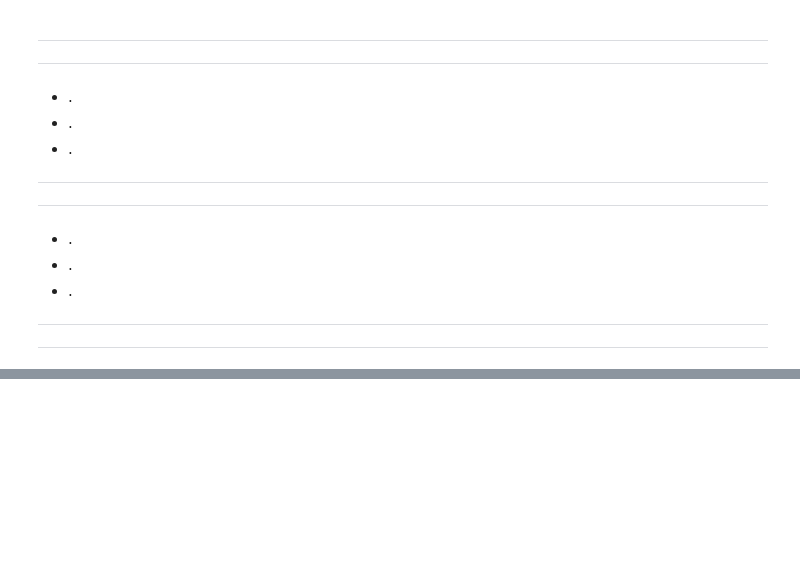
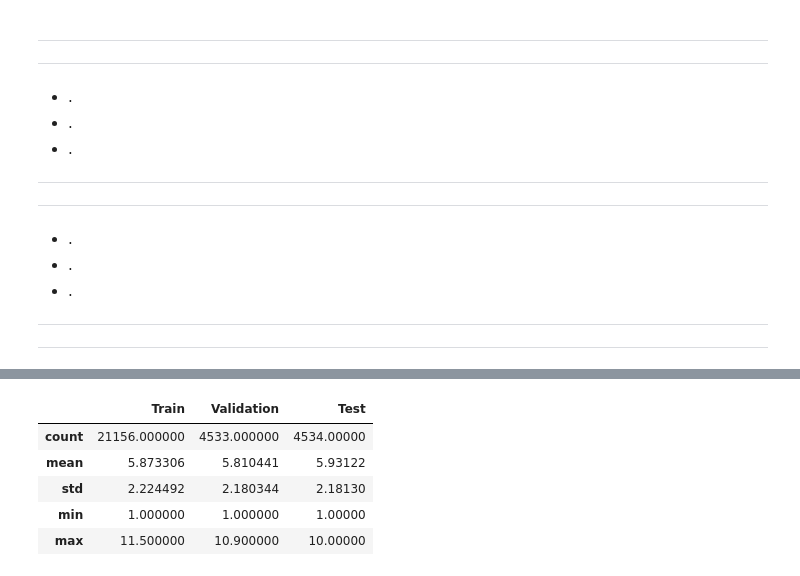
Before and after one commit to Spidermeoz/house-price-predict, a Jupyter notebook: notebooks/01_eda_preprocessing.ipynb, the cells around one changed output, grey strips where cells are left out. Cells and saved outputs as stored; diff of their text form; code cells hidden in the pictures; blank space fills up the shorter version.

Commit message:
Done: Data Splitting + Quality Validation trong PREPROCESSING_CHECKLIST + Done: preprocessing_report.md

```diff
--- a/notebooks/01_eda_preprocessing.ipynb
+++ b/notebooks/01_eda_preprocessing.ipynb
@@ -1387,0 +1406,8 @@ Toàn bộ bước Encoding & Scaling đã được hoàn thành chính xác:
+# %%
+import numpy as np
+import pandas as pd
+
+X = np.load("../data/processed/X_preprocessed.npy")
+y = pd.read_csv("../data/processed/y.csv")["price"]  # convert Series
+
+X.shape, y.shape
@@ -1387,0 +1429,14 @@ Toàn bộ bước Encoding & Scaling đã được hoàn thành chính xác:
+# %%
+from sklearn.model_selection import train_test_split
+
+# Step 1: Train (70%) vs Temp (30%)
+X_train, X_temp, y_train, y_temp = train_test_split(
+    X, y, test_size=0.30, random_state=42
+)
+
+# Step 2: Temp → Validation (15%) + Test (15%)
+X_val, X_test, y_val, y_test = train_test_split(
+    X_temp, y_temp, test_size=0.50, random_state=42
+)
+
+X_train.shape, X_val.shape, X_test.shape
@@ -1387,0 +1467,24 @@ Toàn bộ bước Encoding & Scaling đã được hoàn thành chính xác:
+# %%
+def summarize_price(name, arr):
+    return pd.Series({
+        "count": len(arr),
+        "mean": arr.mean(),
+        "std": arr.std(),
+        "min": arr.min(),
+        "max": arr.max()
+    }, name=name)
+
+summary = pd.concat([
+    summarize_price("Train", y_train),
+    summarize_price("Validation", y_val),
+    summarize_price("Test", y_test)
+], axis=1)
+
+summary
+# %% [output]
+|  | Train | Validation | Test |
+| count | 21156.000000 | 4533.000000 | 4534.00000 |
+| mean | 5.873306 | 5.810441 | 5.93122 |
+| std | 2.224492 | 2.180344 | 2.18130 |
+| min | 1.000000 | 1.000000 | 1.00000 |
+| max | 11.500000 | 10.900000 | 10.00000 |
```
Also changed, not shown: parts of 32 cells of this notebook, 10 other files.
